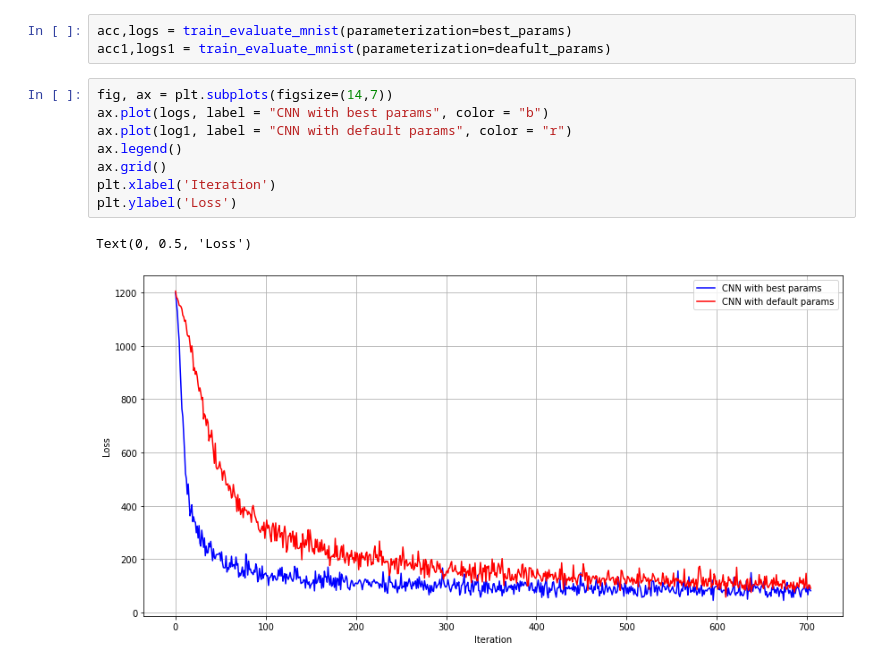
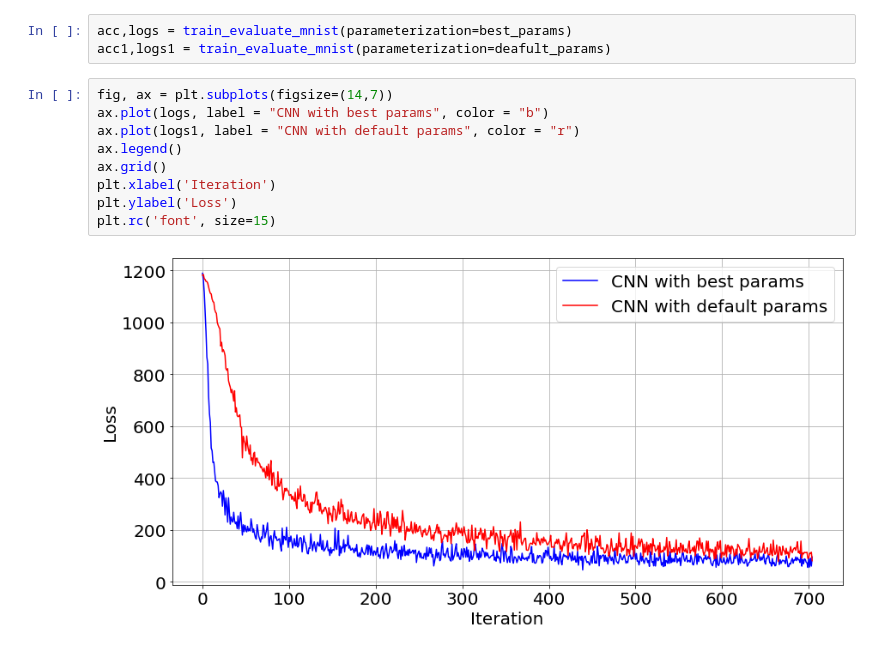
Before and after one commit to chuckwong13/Bayesian-global-optimization, a Jupyter notebook: MTBO/tune_cnn_mtbo.ipynb, the cells around one changed output. Cells and saved outputs as stored; diff of their text form.

```diff
--- a/MTBO/tune_cnn_mtbo.ipynb
+++ b/MTBO/tune_cnn_mtbo.ipynb
@@ -525,14 +507,14 @@ acc1,logs1 = train_evaluate_mnist(parameterization=deafult_params)
 # %%
 fig, ax = plt.subplots(figsize=(14,7))
 ax.plot(logs, label = "CNN with best params", color = "b")
-ax.plot(log1, label = "CNN with default params", color = "r")
+ax.plot(logs1, label = "CNN with default params", color = "r")
 ax.legend()
 ax.grid()
 plt.xlabel('Iteration')
 plt.ylabel('Loss')
+plt.rc('font', size=15)
 # %% [output]
-Text(0, 0.5, 'Loss')
-[figure, old version]
+[figure, new version]
 # %%
 print(acc, acc1)
 # %% [output]
```
Also changed, not shown: parts of 8 cells of this notebook, 8 other files.
